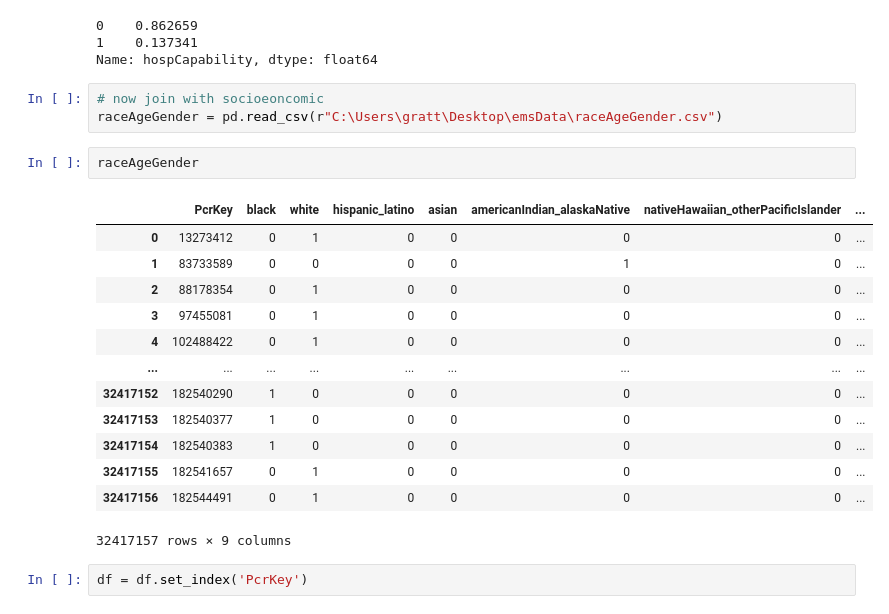
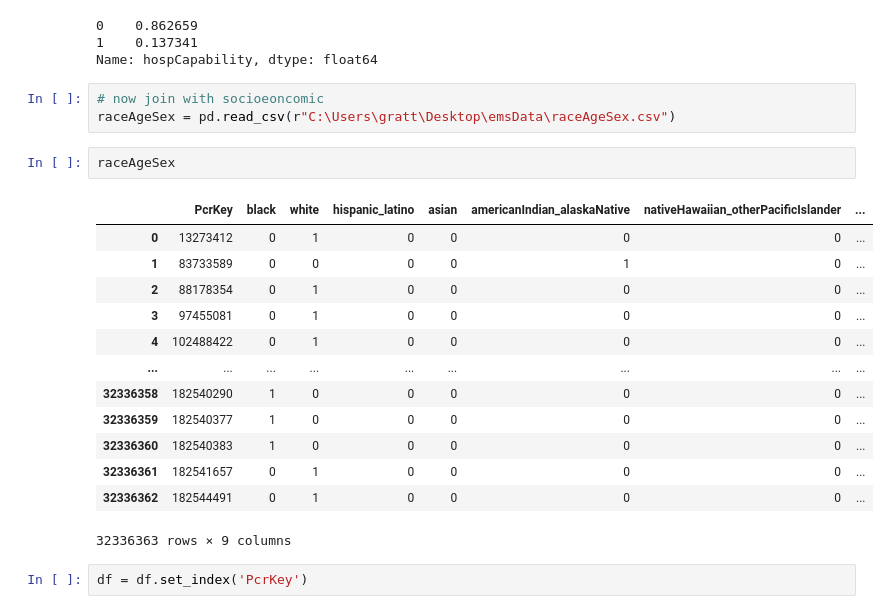
Before and after one commit to patgratt/emsBigDataProject, a Jupyter notebook: stage2-dataWrangling/acuity_traumaCenter.ipynb, the cells around one changed output. Saved outputs shown, nothing was run; the diff lists cells and outputs as text.

```diff
--- a/stage2-dataWrangling/acuity_traumaCenter.ipynb
+++ b/stage2-dataWrangling/acuity_traumaCenter.ipynb
@@ -263,23 +263,23 @@ df['hospCapability'].value_counts(normalize=True)
 Name: hospCapability, dtype: float64
 # %%
 # now join with socioeoncomic
-raceAgeGender = pd.read_csv(r"C:\Users\gratt\Desktop\emsData\raceAgeGender.csv")
+raceAgeSex = pd.read_csv(r"C:\Users\gratt\Desktop\emsData\raceAgeSex.csv")
-# %%
-raceAgeGender
-# %% [output]
-|  | PcrKey | black | white | hispanic_latino | asian | americanIndian_alaskaNative | nativeHawaiian_otherPacificIslander | ... |
-| 0 | 13273412 | 0 | 1 | 0 | 0 | 0 | 0 | ... |
-| 1 | 83733589 | 0 | 0 | 0 | 0 | 1 | 0 | ... |
-| 2 | 88178354 | 0 | 1 | 0 | 0 | 0 | 0 | ... |
-| 3 | 97455081 | 0 | 1 | 0 | 0 | 0 | 0 | ... |
-| 4 | 102488422 | 0 | 1 | 0 | 0 | 0 | 0 | ... |
-| ... | ... | ... | ... | ... | ... | ... | ... | ... |
-| 32417152 | 182540290 | 1 | 0 | 0 | 0 | 0 | 0 | ... |
-| 32417153 | 182540377 | 1 | 0 | 0 | 0 | 0 | 0 | ... |
-| 32417154 | 182540383 | 1 | 0 | 0 | 0 | 0 | 0 | ... |
-| 32417155 | 182541657 | 0 | 1 | 0 | 0 | 0 | 0 | ... |
-| 32417156 | 182544491 | 0 | 1 | 0 | 0 | 0 | 0 | ... |
-32417157 rows × 9 columns
+# %%
+raceAgeSex
+# %% [output]
+|  | PcrKey | black | white | hispanic_latino | asian | americanIndian_alaskaNative | nativeHawaiian_otherPacificIslander | ... |
+| 0 | 13273412 | 0 | 1 | 0 | 0 | 0 | 0 | ... |
+| 1 | 83733589 | 0 | 0 | 0 | 0 | 1 | 0 | ... |
+| 2 | 88178354 | 0 | 1 | 0 | 0 | 0 | 0 | ... |
+| 3 | 97455081 | 0 | 1 | 0 | 0 | 0 | 0 | ... |
+| 4 | 102488422 | 0 | 1 | 0 | 0 | 0 | 0 | ... |
+| ... | ... | ... | ... | ... | ... | ... | ... | ... |
+| 32336358 | 182540290 | 1 | 0 | 0 | 0 | 0 | 0 | ... |
+| 32336359 | 182540377 | 1 | 0 | 0 | 0 | 0 | 0 | ... |
+| 32336360 | 182540383 | 1 | 0 | 0 | 0 | 0 | 0 | ... |
+| 32336361 | 182541657 | 0 | 1 | 0 | 0 | 0 | 0 | ... |
+| 32336362 | 182544491 | 0 | 1 | 0 | 0 | 0 | 0 | ... |
+32336363 rows × 9 columns
 # %%
 df = df.set_index('PcrKey')
 # %%
```
Also changed, not shown: parts of 11 cells of this notebook, 1 other file.
